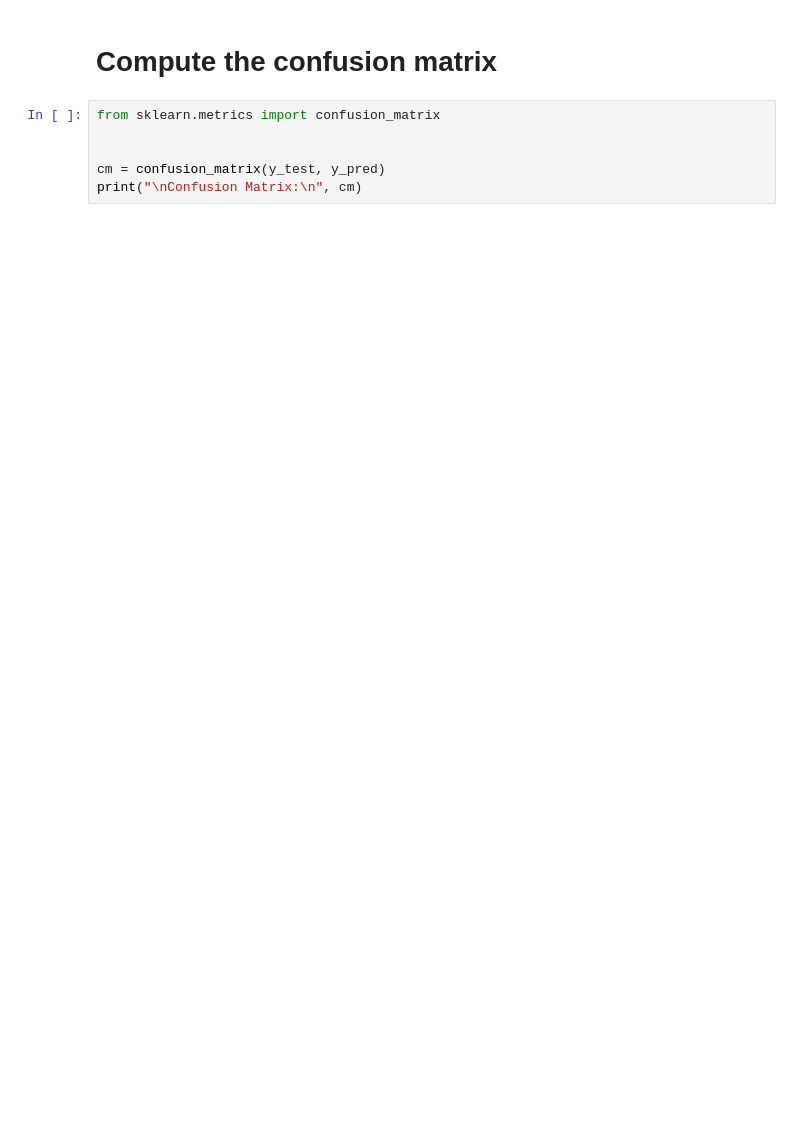
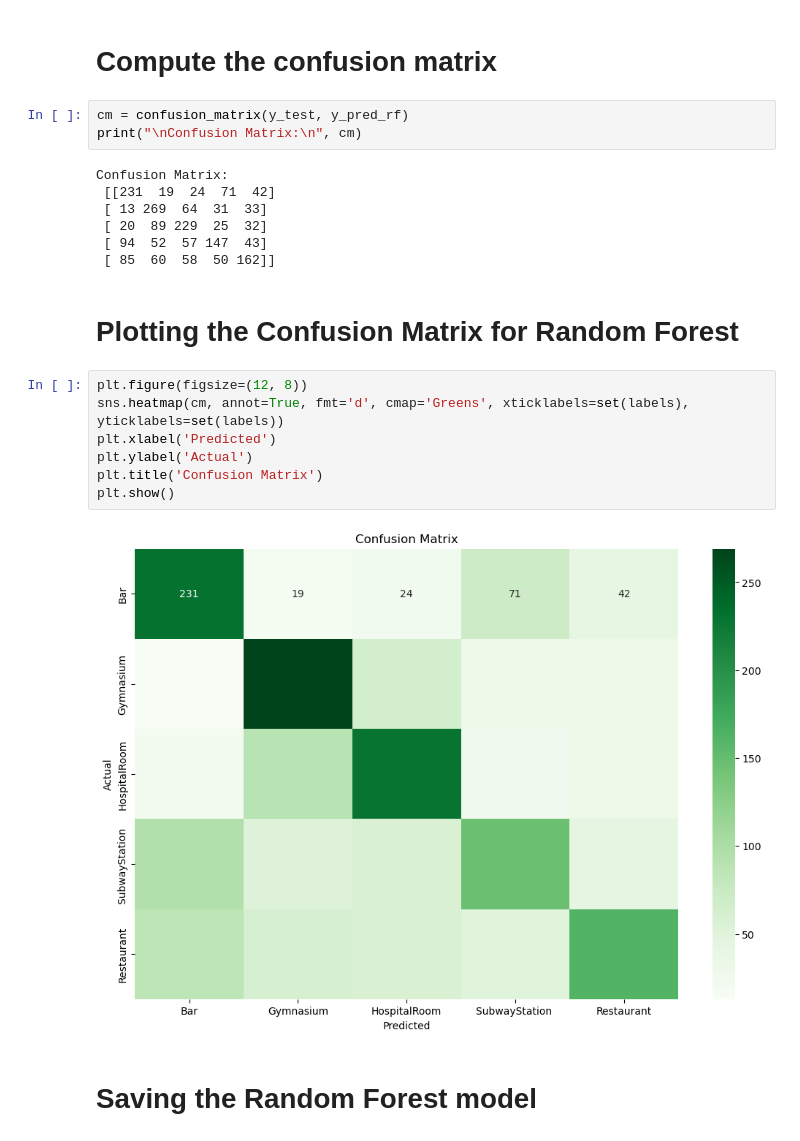
Before and after one commit to concordiaRaghav/COMP-6721-Project, a Jupyter notebook: src/main.ipynb, the cells around one changed output. Saved outputs shown, nothing was run; the diff lists cells and outputs as text; blank space fills up the shorter version.

```diff
--- a/src/main.ipynb
+++ b/src/main.ipynb
@@ -183,8 +217,25 @@ SubwayStation        0.52      0.37      0.43       243
 # %% [markdown]
 # Compute the confusion matrix
 # %%
-from sklearn.metrics import confusion_matrix
-
-
-cm = confusion_matrix(y_test, y_pred)
+cm = confusion_matrix(y_test, y_pred_rf)
 print("\nConfusion Matrix:\n", cm)
+# %% [output]
+Confusion Matrix:
+ [[231  19  24  71  42]
+ [ 13 269  64  31  33]
+ [ 20  89 229  25  32]
+ [ 94  52  57 147  43]
+ [ 85  60  58  50 162]]
+# %% [markdown]
+# Plotting the Confusion Matrix for Random Forest
+# %%
+plt.figure(figsize=(12, 8))
+sns.heatmap(cm, annot=True, fmt='d', cmap='Greens', xticklabels=set(labels), yticklabels=set(labels))
+plt.xlabel('Predicted')
+plt.ylabel('Actual')
+plt.title('Confusion Matrix')
+plt.show()
+# %% [output]
+[figure, added]
+# %% [markdown]
+# Saving the Random Forest model
```
Also changed, not shown: parts of 19 cells of this notebook.
